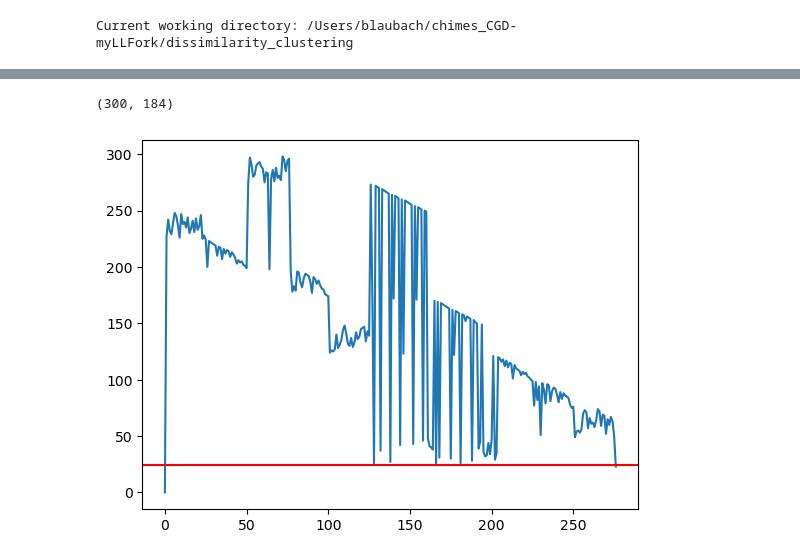
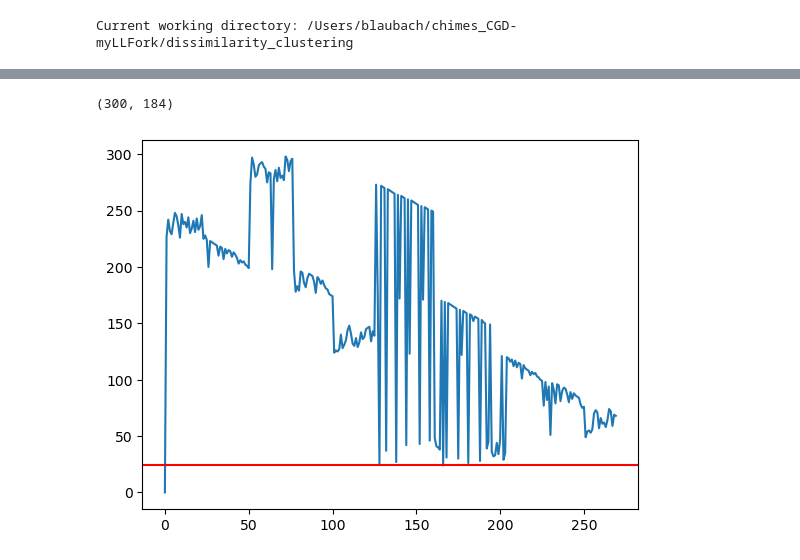
Before and after one commit to laubachb/chimes_CGD-myLLFork, a Jupyter notebook: dissimilarity_clustering/training_set_reduction copy.ipynb, the cells around one changed output, grey strips where cells are left out. Saved outputs shown, nothing was run; the diff lists cells and outputs as text; code cells hidden in the pictures.

```diff
--- a/dissimilarity_clustering/training_set_reduction copy.ipynb
+++ b/dissimilarity_clustering/training_set_reduction copy.ipynb
@@ -137,25 +137,26 @@ def compute_pij(phi1, phi2):
 
     return pij
 
-def construct_comparison(training_set, candidates, master_matrix, pij_matrix=None):
+def construct_comparison(training_set, candidates, master_matrix, pij_matrix=None, weight=1):
     column_values = training_set.index.tolist()
     if pij_matrix is None:
         pij_matrix = pd.DataFrame(columns = column_values)
     #pij_matrix.columns = column_values
-    pij_matrix[column_values[-1]] = 0
+    #pij_matrix[column_values[-1]] = 0
     #pij_matrix = pd.concat([pij_matrix, pd.DataFrame({column_values[-1]: [0] * len(pij_matrix)})], axis=1)
 
     pij_values = []
     phi1 = training_set.iloc[-1]
     for index_ac, phi2 in candidates.iterrows():
         pij_values.append(compute_pij(phi1, phi2))
-    pij_matrix[column_values[-1]] = pij_values
+    pij_matrix[column_values[-1]] = [x * weight for x in pij_values]
 
     # Calculate the sum of values in each row and store the results in a list
     sums = pij_matrix.mean(axis=1)
 
     min_pij_index = sums.idxmin()
     #print("Frame with the minimum Pij sum:", min_pij_index)
+    pij_matrix[column_values[-1]] = pij_values
 
     update_training, update_configurations, update_pij_matrix = update_configuration_sets(min_pij_index, training_set, candidates, pij_matrix)
 
@@ -176,32 +177,32 @@ print(np.shape(df_fingerprints))
 
 # Choose arbitrary starting point
 starting_frame = 0
 phi1 = df_fingerprints.iloc[starting_frame]
 phi1_fingerprint = phi1.iloc[:-4]
 avg_phi1 = phi1.iloc[-3]
 std_phi1 = phi1.iloc[-2]
 natoms_phi1 = float(phi1.iloc[-1])
 
 # Initialize training set
 current_training_set = pd.DataFrame(columns=df_fingerprints.columns)
 current_training_set = pd.concat([current_training_set, pd.DataFrame([phi1])])
 
 # Initialize values:
 pij_matrix = None
 
 available_configurations = copy.copy(df_fingerprints)
 available_configurations.drop(starting_frame, inplace=True)
 
 # Compute pij matrix
-cfg_cnt = 277
+cfg_cnt = 270
 for i in range(cfg_cnt-1):
     current_training_set, available_configurations, pij_matrix = construct_comparison(current_training_set, available_configurations, df_fingerprints, pij_matrix)
 plt.plot(current_training_set.index)
 # Add a horizontal red line at y=24
 plt.axhline(y=24, color='red')
 
 # Show the plot
 plt.show()
 # %% [output]
 (300, 184)
-[figure, old version]
+[figure, new version]
```
